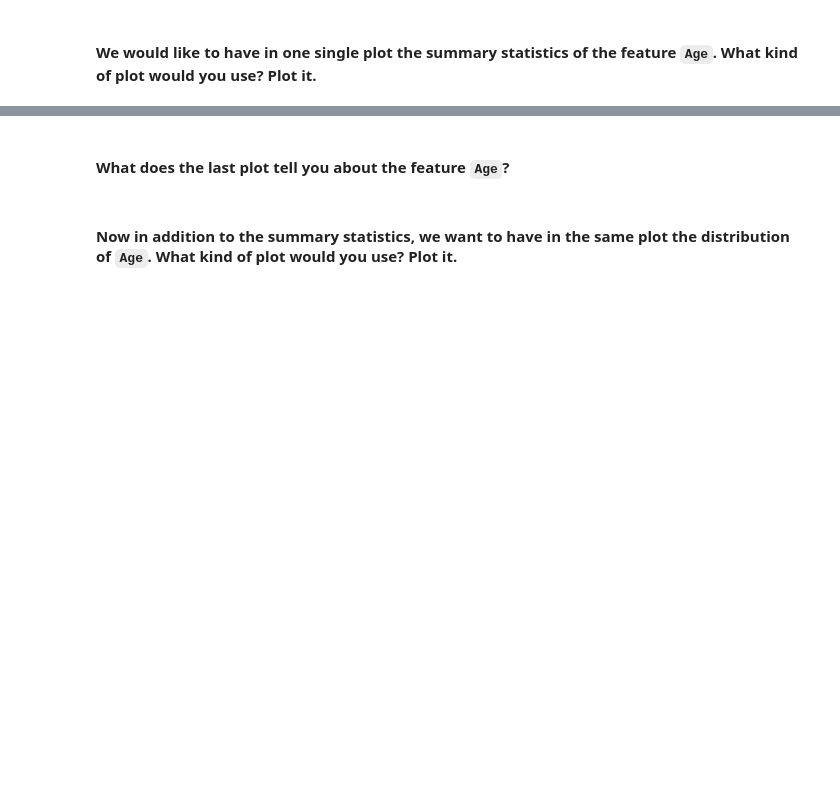
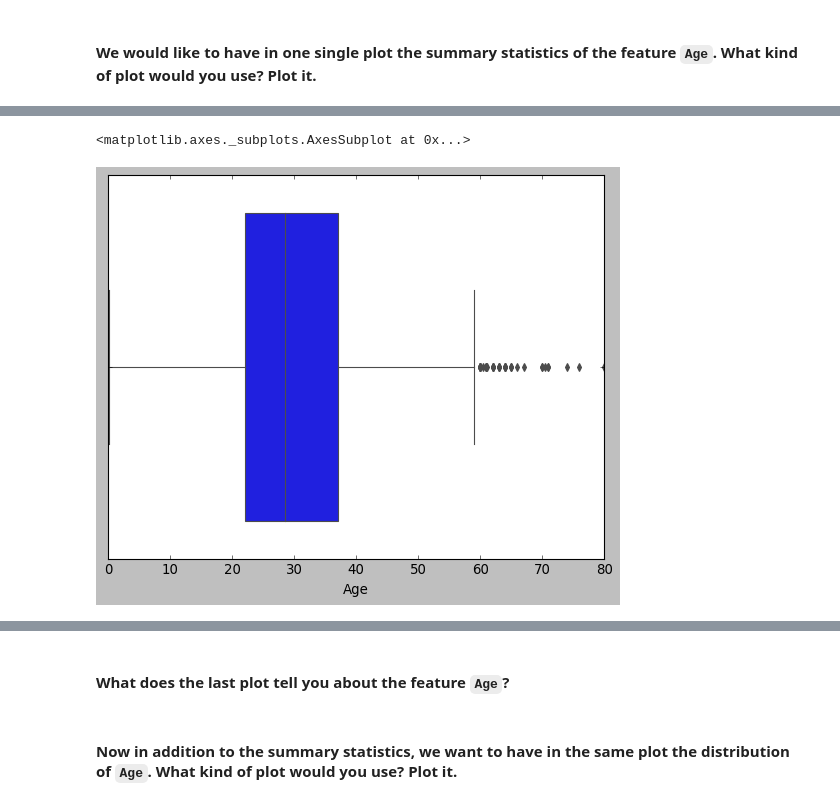
Before and after one commit to Carleto04/lab-matplotlib-seaborn, a Jupyter notebook: your-code/main.ipynb, the cells around one changed output, grey strips where cells are left out. Cells and saved outputs as stored; diff of their text form; code cells hidden in the pictures; blank space fills up the shorter version.

```diff
--- a/your-code/main.ipynb
+++ b/your-code/main.ipynb
@@ -444,0 +458,6 @@ your comments here
+# %%
+#seaborn method
+sns.boxplot(titanic['Age'])
+# %% [output]
+<matplotlib.axes._subplots.AxesSubplot at 0x...>
+[figure, added]
```
Also changed, not shown: parts of 36 cells of this notebook.
